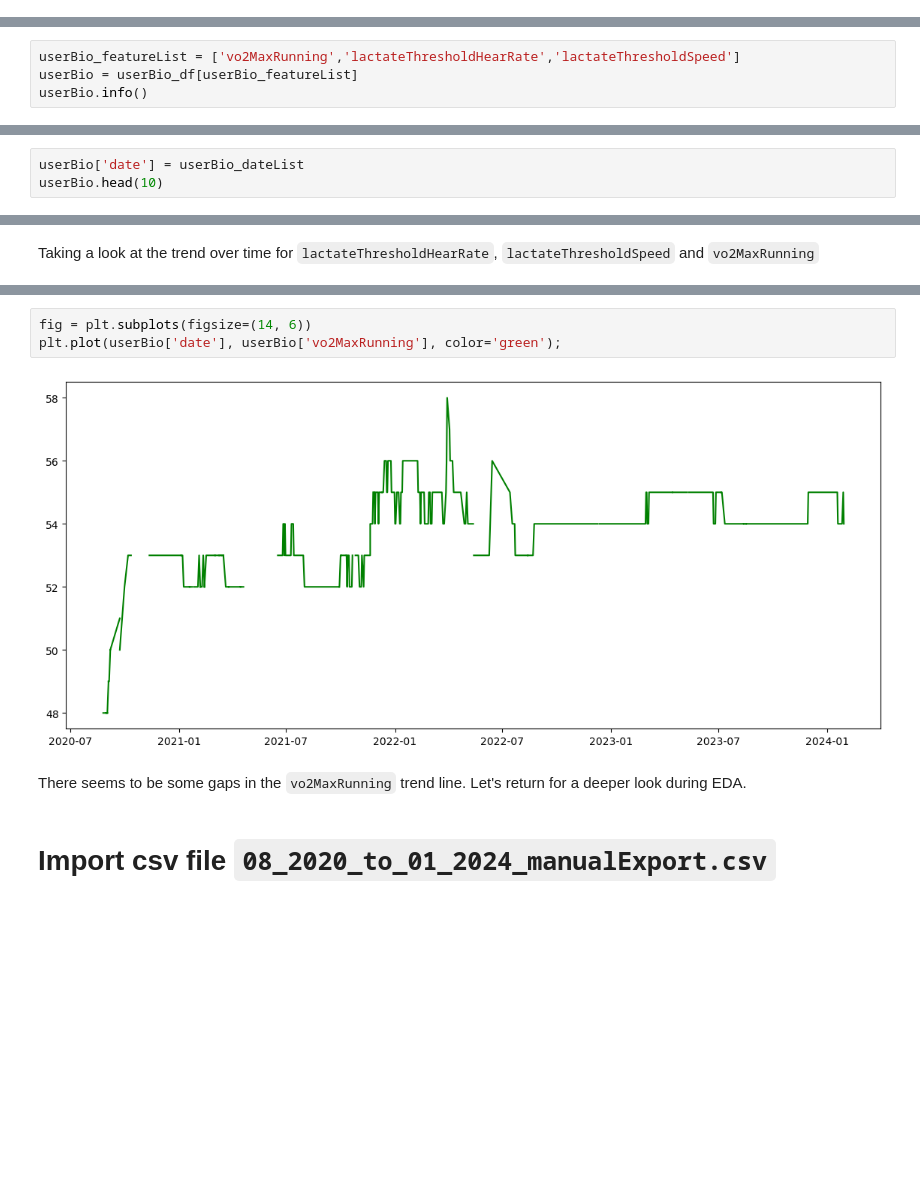
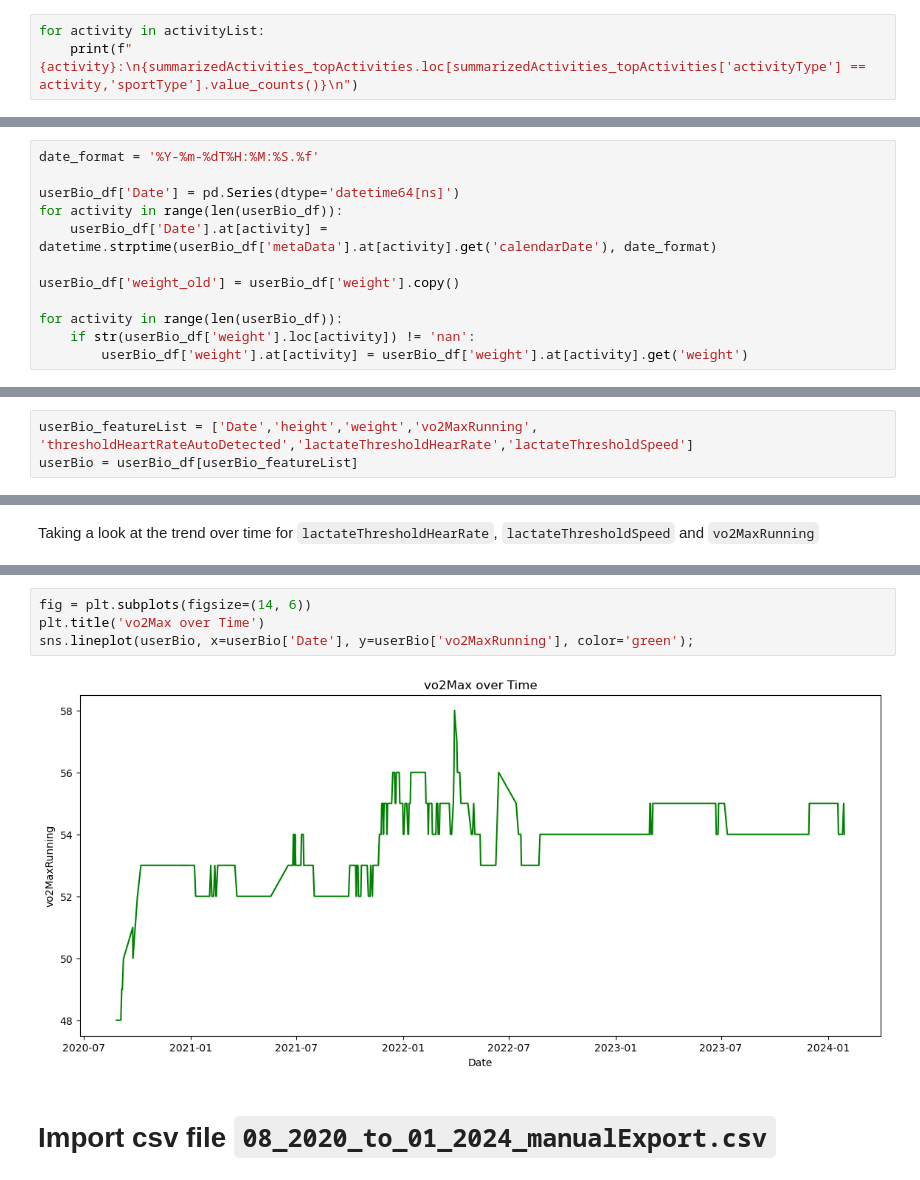
Before and after one commit to marcmehrotra/Springboard, a Jupyter notebook: Capstone Project 2/code/Stage2_Capstone_2_Data_Wrangling.ipynb, the cells around one changed output, grey strips where cells are left out. Saved outputs shown, nothing was run; the diff lists cells and outputs as text; blank space fills up the shorter version.

```diff
--- a/Capstone Project 2/code/Stage2_Capstone_2_Data_Wrangling.ipynb
+++ b/Capstone Project 2/code/Stage2_Capstone_2_Data_Wrangling.ipynb
@@ -525,0 +578,3 @@ These are on the low end as for as average heart rate, but they do not look like
+# %%
+for activity in activityList:
+    print(f"{activity}:\n{summarizedActivities_topActivities.loc[summarizedActivities_topActivities['activityType'] == activity,'sportType'].value_counts()}\n")
@@ -552,0 +702,12 @@ There are only a few features among the 19 which are of any interest.  Creating
+# %%
+date_format = '%Y-%m-%dT%H:%M:%S.%f'
+
+userBio_df['Date'] = pd.Series(dtype='datetime64[ns]')
+for activity in range(len(userBio_df)):
+    userBio_df['Date'].at[activity] = datetime.strptime(userBio_df['metaData'].at[activity].get('calendarDate'), date_format)
+
+userBio_df['weight_old'] = userBio_df['weight'].copy()
+
+for activity in range(len(userBio_df)):
+    if str(userBio_df['weight'].loc[activity]) != 'nan':
+        userBio_df['weight'].at[activity] = userBio_df['weight'].at[activity].get('weight')
@@ -553,4 +716,3 @@ There are only a few features among the 19 which are of any interest.  Creating
 # %%
-userBio_featureList = ['vo2MaxRunning','lactateThresholdHearRate','lactateThresholdSpeed']
+userBio_featureList = ['Date','height','weight','vo2MaxRunning', 'thresholdHeartRateAutoDetected','lactateThresholdHearRate','lactateThresholdSpeed']
 userBio = userBio_df[userBio_featureList]
-userBio.info()
@@ -594,3 +718,0 @@ Adding this as a column in our new dataframe.
-# %%
-userBio['date'] = userBio_dateList
-userBio.head(10)
@@ -624,10 +770,9 @@ plt.show();
 # %%
 fig = plt.subplots(figsize=(14, 6))
-plt.plot(userBio['date'], userBio['vo2MaxRunning'], color='green');
+plt.title('vo2Max over Time')
+sns.lineplot(userBio, x=userBio['Date'], y=userBio['vo2MaxRunning'], color='green');
 # %% [output]
-[figure, old version]
+[figure, new version]
-# %% [markdown]
-There seems to be some gaps in the `vo2MaxRunning` trend line.  Let's return for a deeper look during EDA.
 # %% [markdown]
 # Import csv file `08_2020_to_01_2024_manualExport.csv`
 # %% [markdown]
```
Also changed, not shown: parts of 83 cells of this notebook.
